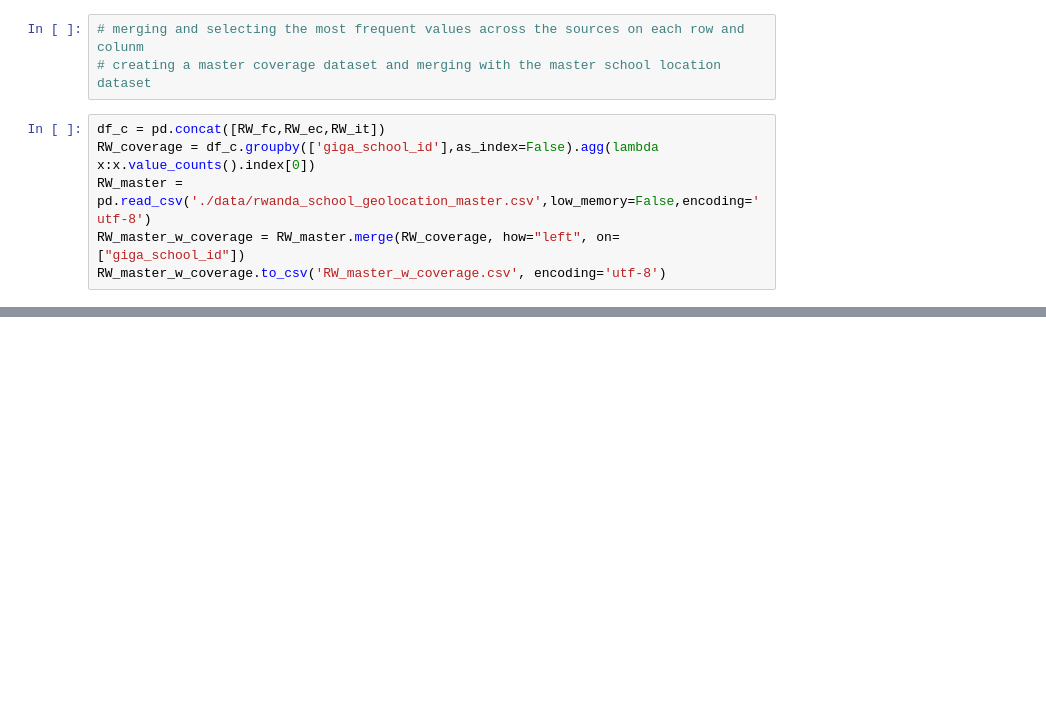
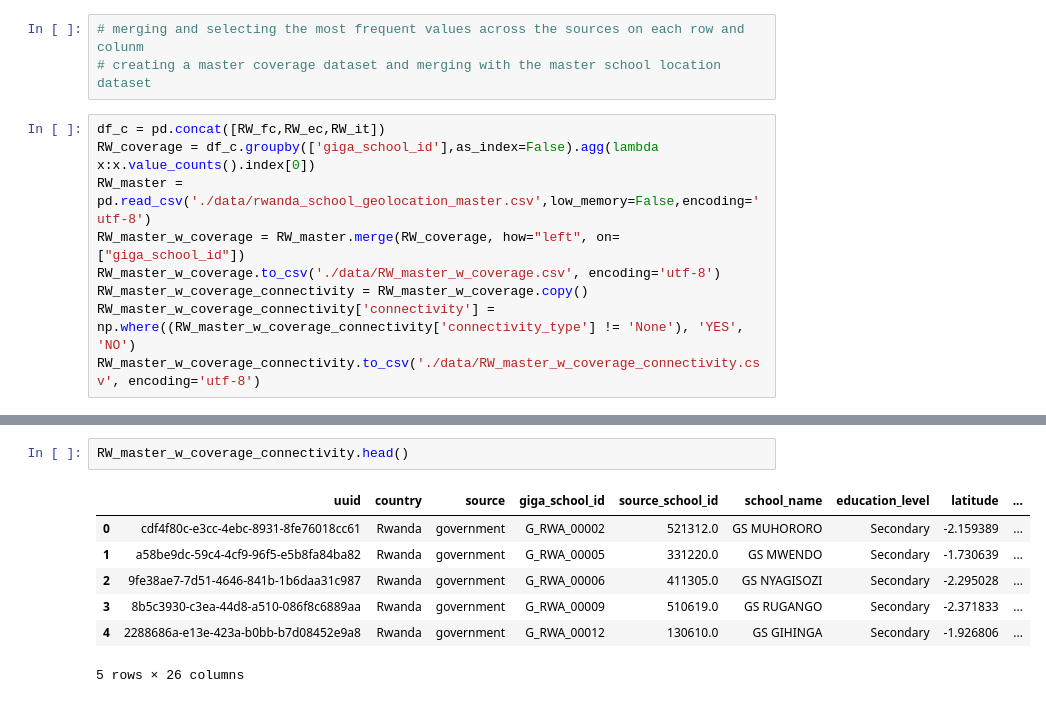
Before and after one commit to unicef/coverage_workflow, a Jupyter notebook: Notebooks/coverage_data_creation.ipynb, the cells around one changed output, grey strips where cells are left out. Drawn from its saved outputs; the diff is of its cells as text; blank space fills up the shorter version.

```diff
--- a/Notebooks/coverage_data_creation.ipynb
+++ b/Notebooks/coverage_data_creation.ipynb
@@ -117,4 +117,7 @@ df_c = pd.concat([RW_fc,RW_ec,RW_it])
 RW_coverage = df_c.groupby(['giga_school_id'],as_index=False).agg(lambda x:x.value_counts().index[0])
 RW_master = pd.read_csv('./data/rwanda_school_geolocation_master.csv',low_memory=False,encoding='utf-8')
 RW_master_w_coverage = RW_master.merge(RW_coverage, how="left", on=["giga_school_id"])
-RW_master_w_coverage.to_csv('RW_master_w_coverage.csv', encoding='utf-8')
+RW_master_w_coverage.to_csv('./data/RW_master_w_coverage.csv', encoding='utf-8')
+RW_master_w_coverage_connectivity = RW_master_w_coverage.copy()
+RW_master_w_coverage_connectivity['connectivity'] = np.where((RW_master_w_coverage_connectivity['connectivity_type'] != 'None'), 'YES', 'NO')
+RW_master_w_coverage_connectivity.to_csv('./data/RW_master_w_coverage_connectivity.csv', encoding='utf-8')
@@ -120,0 +134,10 @@ RW_master_w_coverage.to_csv('RW_master_w_coverage.csv', encoding='utf-8')
+# %%
+RW_master_w_coverage_connectivity.head()
+# %% [output]
+|  | uuid | country | source | giga_school_id | source_school_id | school_name | education_level | latitude | ... |
+| 0 | cdf4f80c-e3cc-4ebc-8931-8fe76018cc61 | Rwanda | government | G_RWA_00002 | 521312.0 | GS MUHORORO | Secondary | -2.159389 | ... |
+| 1 | a58be9dc-59c4-4cf9-96f5-e5b8fa84ba82 | Rwanda | government | G_RWA_00005 | 331220.0 | GS MWENDO | Secondary | -1.730639 | ... |
+| 2 | 9fe38ae7-7d51-4646-841b-1b6daa31c987 | Rwanda | government | G_RWA_00006 | 411305.0 | GS NYAGISOZI | Secondary | -2.295028 | ... |
+| 3 | 8b5c3930-c3ea-44d8-a510-086f8c6889aa | Rwanda | government | G_RWA_00009 | 510619.0 | GS RUGANGO | Secondary | -2.371833 | ... |
+| 4 | 2288686a-e13e-423a-b0bb-b7d08452e9a8 | Rwanda | government | G_RWA_00012 | 130610.0 | GS GIHINGA | Secondary | -1.926806 | ... |
+5 rows × 26 columns
```
Also changed, not shown: parts of 1 cell of this notebook, 1 other file.
